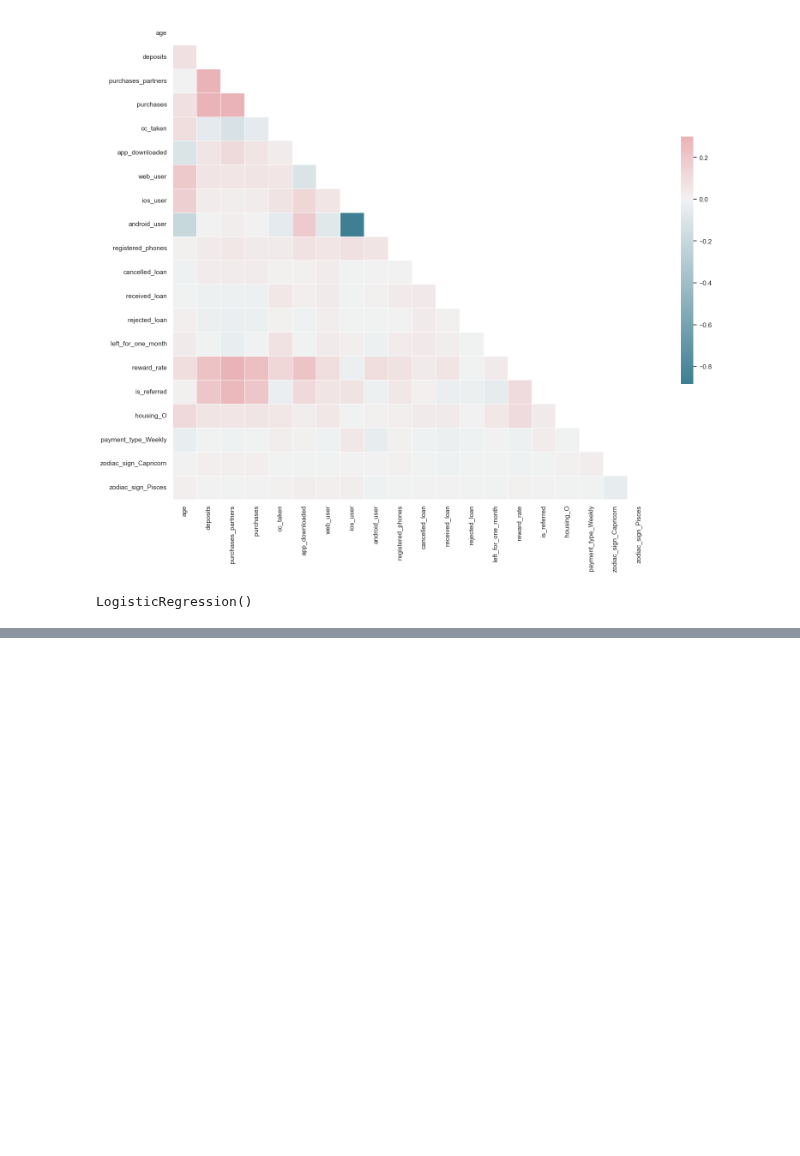
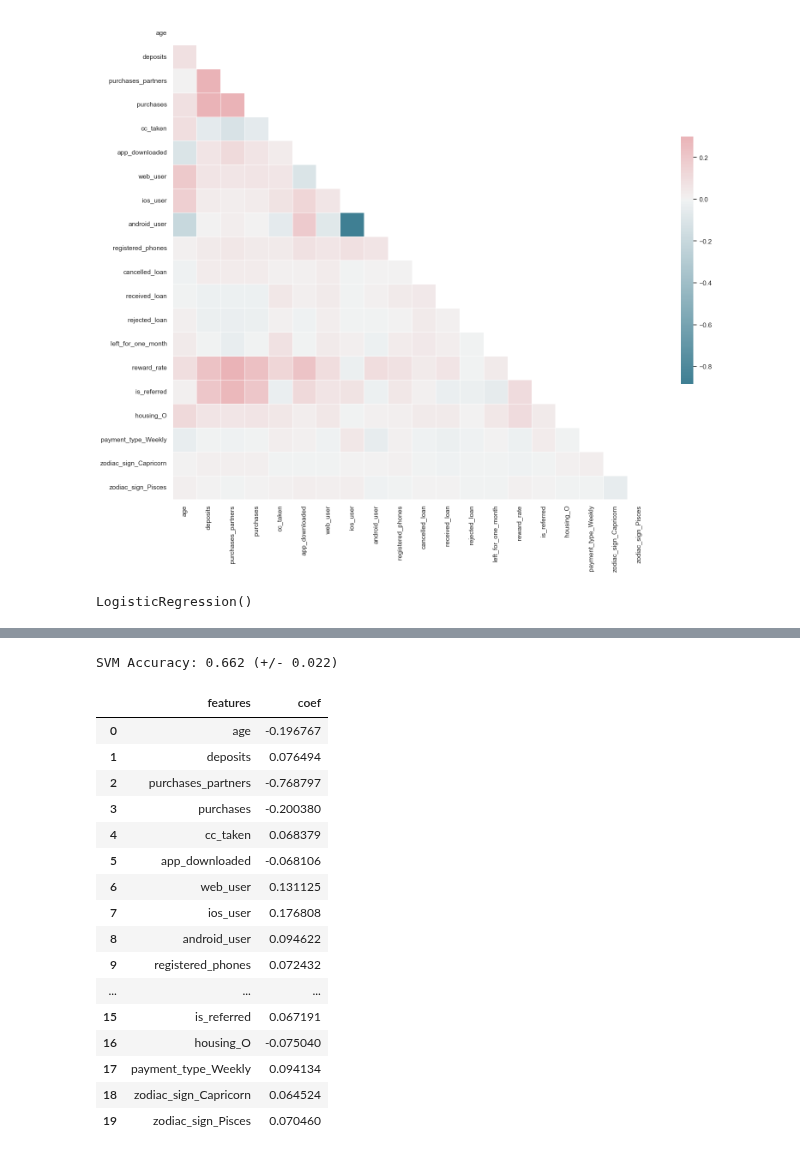
Before and after one commit to kwakyebrilliant/subscription_products, a Jupyter notebook: Project2Model.ipynb, the cells around one changed output, grey strips where cells are left out. Saved outputs shown, nothing was run; the diff lists cells and outputs as text; code cells hidden in the pictures; blank space fills up the shorter version.

```diff
--- a/Project2Model.ipynb
+++ b/Project2Model.ipynb
@@ -257,0 +273,32 @@ Deprecated in NumPy 1.20; for more details and guidance: https://numpy.org/devdo
+# %%
+# Applying k-Fold Cross Validation
+from sklearn.model_selection import cross_val_score
+accuracies = cross_val_score(estimator = classifier,
+                             X = X_train[X_train.columns[rfe.support_]],
+                             y = y_train, cv = 10)
+print("SVM Accuracy: %0.3f (+/- %0.3f)" % (accuracies.mean(), accuracies.std() * 2))
+# %% [output]
+SVM Accuracy: 0.662 (+/- 0.022)
+# %%
+# Analyzing Coefficients
+pd.concat([pd.DataFrame(X_train[X_train.columns[rfe.support_]].columns, columns = ["features"]),
+           pd.DataFrame(np.transpose(classifier.coef_), columns = ["coef"])
+           ],axis = 1)
+# %% [output]
+|  | features | coef |
+| 0 | age | -0.196767 |
+| 1 | deposits | 0.076494 |
+| 2 | purchases_partners | -0.768797 |
+| 3 | purchases | -0.200380 |
+| 4 | cc_taken | 0.068379 |
+| 5 | app_downloaded | -0.068106 |
+| 6 | web_user | 0.131125 |
+| 7 | ios_user | 0.176808 |
+| 8 | android_user | 0.094622 |
+| 9 | registered_phones | 0.072432 |
+| ... | ... | ... |
+| 15 | is_referred | 0.067191 |
+| 16 | housing_O | -0.075040 |
+| 17 | payment_type_Weekly | 0.094134 |
+| 18 | zodiac_sign_Capricorn | 0.064524 |
+| 19 | zodiac_sign_Pisces | 0.070460 |
```
Also changed, not shown: parts of 5 cells of this notebook.
